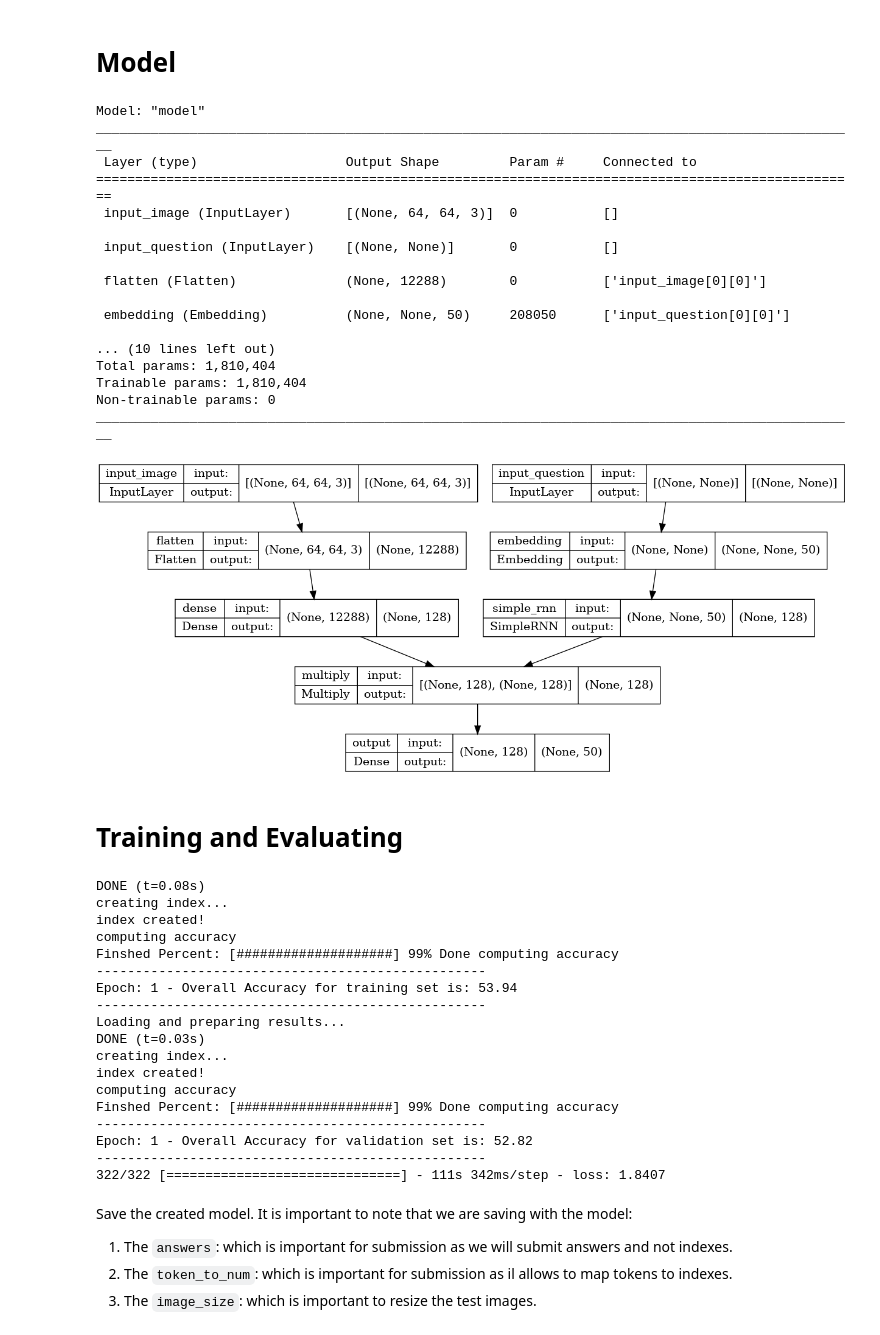
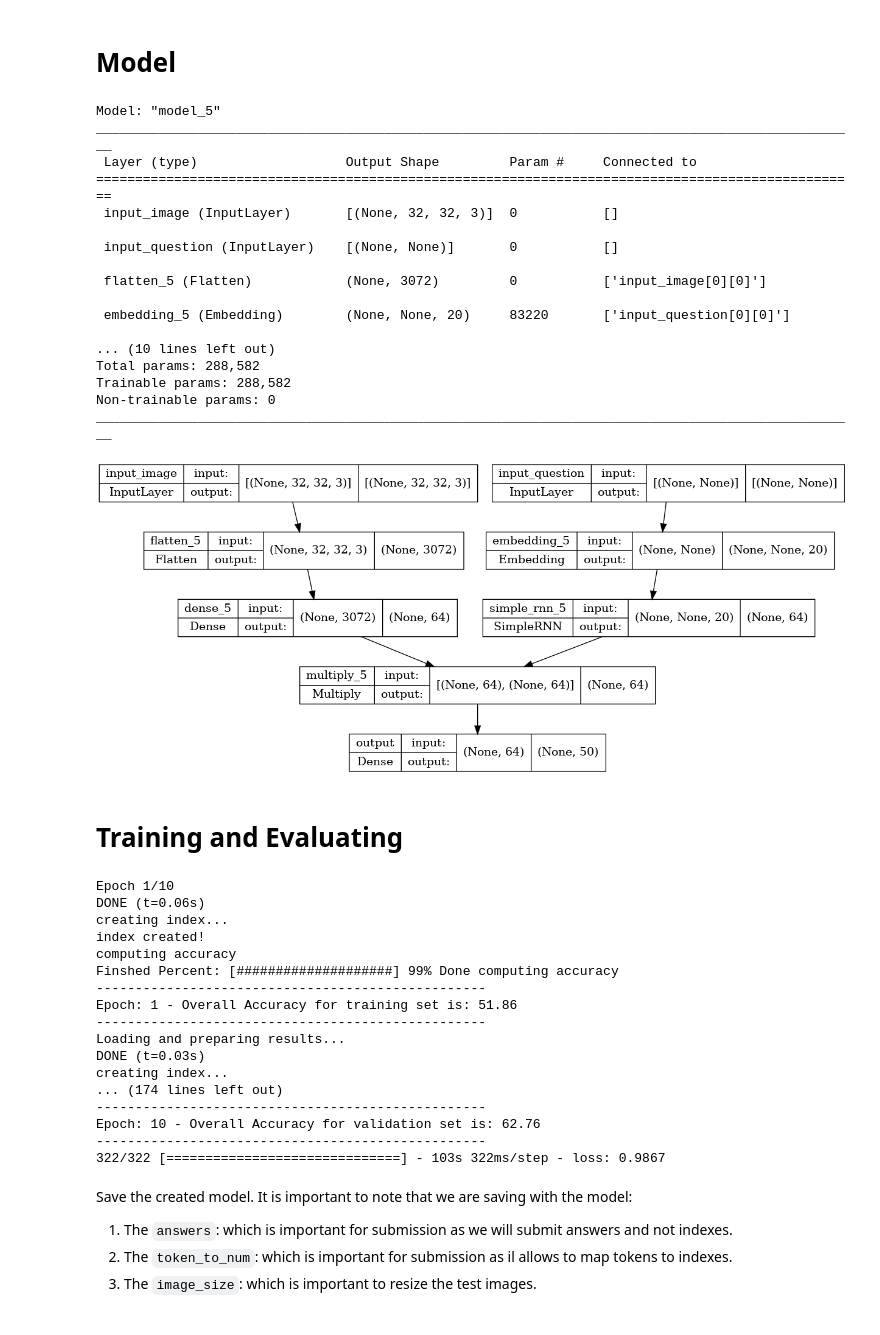
Before and after one commit to rbouadjenek/deakin-ai-challenge2022, a Jupyter notebook: deakin_ai_challenge_training.ipynb, the cells around one changed output. Cells and saved outputs as stored; diff of their text form; code cells hidden in the pictures.

```diff
--- a/deakin_ai_challenge_training.ipynb
+++ b/deakin_ai_challenge_training.ipynb
@@ -147,8 +147,8 @@ anno_val_file = os.path.dirname(zip_path) + '/abstract_v002_val2015_annotations.
 Define global variable that will be used for this challenge.
 # %%
 # We define the size of input images to 64x64 pixels.
-img_width = 64
-img_height = 64
+img_width = 32
+img_height = 32
 image_size = (img_height, img_width)
 # %% [markdown]
 <span style="color:red;font-weight:bold;font: 24px">Warning: Please do not change the cell below!</span>
@@ -172,7 +172,7 @@ q_val = json.load(open(q_val_file))
 anno_train = json.load(open(anno_train_file))
 anno_val = json.load(open(anno_val_file))
 
-# Filter questions for which the answers are not in the top 1000
+# Filter questions for which the answers are not in the set of possible answers
 def filter_questions(questions, annotations, answers, imgs_path):
     # Make sure the questions and annotations are alligned
     questions['questions'] = sorted(questions['questions'], key=lambda x: x['question_id'])
@@ -201,7 +201,7 @@ def filter_questions(questions, annotations, answers, imgs_path):
             file_name = str(q['image_id'])
             while len(file_name) != 12:
                 file_name = '0' + file_name
-            file_name = imgs_path + 'abstract_v002_' + annotations['data_subtype'] + '_' + file_name + '.png'
+            file_name = imgs_path + questions['data_type'] + '_' + questions['data_subtype'] + '_' + file_name + '.png'
             imgs_out.append(file_name)
     return imgs_out, q_out, anno_out, q_ids
 
@@ -248,7 +248,7 @@ token_to_num = keras.layers.StringLookup(vocabulary=vocab)
 # Mapping integers back to original tokens
 num_to_token = keras.layers.StringLookup(vocabulary=token_to_num.get_vocabulary(),
                                          invert=True)
-vocab_size = token_to_num.vocab_size()
-print(f"The size of the vocabulary ={token_to_num.vocab_size()}")
+vocab_size = token_to_num.vocabulary_size()
+print(f"The size of the vocabulary ={token_to_num.vocabulary_size()}")
 print("Top 20 tokens in the vocabulary: ", token_to_num.get_vocabulary()[:20])
 # %% [output]
@@ -350,46 +345,46 @@ for batch in val_dataset.shuffle(random.randint(0, 200)).take(1):
 # https://arxiv.org/pdf/1505.00468.pdf
 def build_model(img_size, vocab_size, num_answers):
     # Define the VGG19 conv_base for image input
-    img_input = keras.Input(shape=image_size + (3,), name="input_image")
+    img_input = keras.Input(shape=img_size + (3,), name="input_image")
     img = layers.Flatten()(img_input)
-    img = layers.Dense(128, activation='relu')(img)
+    img = layers.Dense(64, activation='relu')(img)
     #Define RNN for language input
     q_input = keras.Input(shape=(None,), name="input_question")
-    q = layers.Embedding(input_dim=vocab_size, output_dim=50)(q_input)
-    q = layers.SimpleRNN(128)(q)
+    q = layers.Embedding(input_dim=vocab_size, output_dim=20)(q_input)
+    q = layers.SimpleRNN(64)(q)
     # Combine CNN and RNN
     mrg = layers.Multiply()([img, q])
     # Output
     output = layers.Dense(num_answers, activation='softmax', name="output")(mrg)
     vqa_model = keras.Model(inputs=[img_input, q_input], outputs=output)
     vqa_model.compile(keras.optimizers.Adam(learning_rate=1e-4),
                       loss='sparse_categorical_crossentropy')
     return vqa_model
 
 
 # Get the model
 model = build_model(image_size, vocab_size, num_answers)
 model.summary()
 plot_model(model, show_shapes=True)
 # %% [output]
-Model: "model"
+Model: "model_5"
 __________________________________________________________________________________________________
  Layer (type)                   Output Shape         Param #     Connected to
 ==================================================================================================
- input_image (InputLayer)       [(None, 64, 64, 3)]  0           []
+ input_image (InputLayer)       [(None, 32, 32, 3)]  0           []
 
  input_question (InputLayer)    [(None, None)]       0           []
 
- flatten (Flatten)              (None, 12288)        0           ['input_image[0][0]']
+ flatten_5 (Flatten)            (None, 3072)         0           ['input_image[0][0]']
 
- embedding (Embedding)          (None, None, 50)     208050      ['input_question[0][0]']
+ embedding_5 (Embedding)        (None, None, 20)     83220       ['input_question[0][0]']
 
 ... (10 lines left out)
-Total params: 1,810,404
-Trainable params: 1,810,404
+Total params: 288,582
+Trainable params: 288,582
 Non-trainable params: 0
 __________________________________________________________________________________________________
-[figure, old version]
+[figure, new version]
 # %% [markdown]
 # Training and Evaluating
 # %%
@@ -458,24 +453,23 @@ history = model.fit(
 history.history['overall_accuracy'] = train_callback.overall_accuracy
 history.history['val_overall_accuracy'] = val_callback.overall_accuracy
 # %% [output]
-DONE (t=0.08s)
+Epoch 1/10
+DONE (t=0.06s)
 creating index...
 index created!
 computing accuracy
 Finshed Percent: [####################] 99% Done computing accuracy
 --------------------------------------------------
-Epoch: 1 - Overall Accuracy for training set is: 53.94
+Epoch: 1 - Overall Accuracy for training set is: 51.86
 --------------------------------------------------
 Loading and preparing results...
 DONE (t=0.03s)
 creating index...
-index created!
-computing accuracy
-Finshed Percent: [####################] 99% Done computing accuracy
+... (174 lines left out)
 --------------------------------------------------
-Epoch: 1 - Overall Accuracy for validation set is: 52.82
+Epoch: 10 - Overall Accuracy for validation set is: 62.76
 --------------------------------------------------
-322/322 [==============================] - 111s 342ms/step - loss: 1.8407
+322/322 [==============================] - 103s 322ms/step - loss: 0.9867
 # %% [markdown]
 Save the created model. It is important to note that we are saving with the model:
 1. The `answers`: which is important for submission as we will submit answers and not indexes.
```
Also changed, not shown: parts of 3 cells of this notebook, 1 other file.
